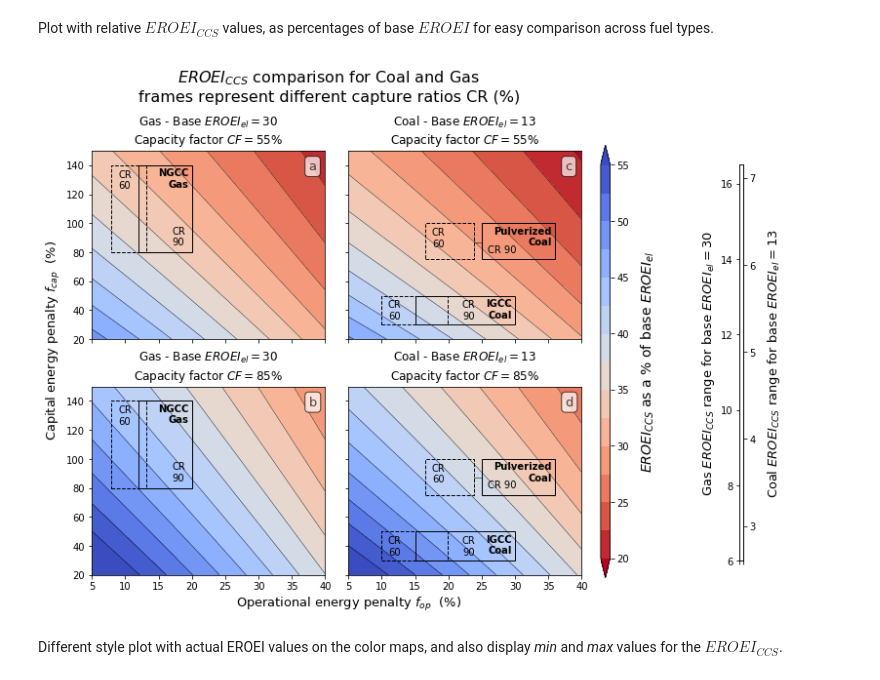
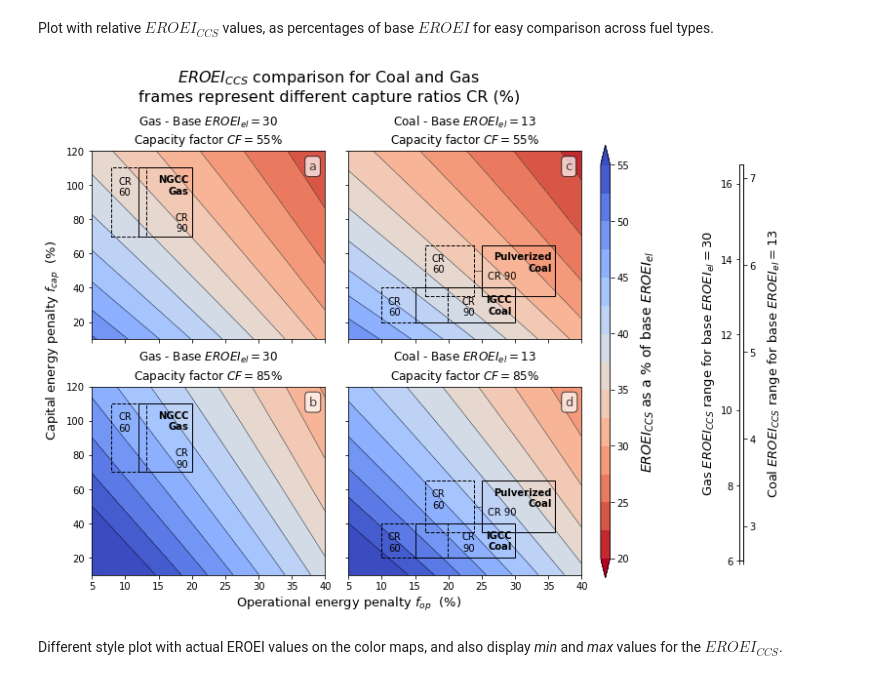
Before and after one commit to csaladenes/sustainable-energy-transitions, a Jupyter notebook: ccs/eroei-ccs-workbook.ipynb, the cells around one changed output. Saved outputs shown, nothing was run; the diff lists cells and outputs as text; code cells hidden in the pictures.

```diff
--- a/ccs/eroei-ccs-workbook.ipynb
+++ b/ccs/eroei-ccs-workbook.ipynb
@@ -210,18 +210,18 @@ def eroei_ccs_cycler(names, eroei_els, t0s, CF, R, CR_ratio, fop, fcap, verbose=
                 if verbose:
                     print(names[i].replace('\n',' ')+': CF='+str(CF[j])+', CR='+str(CR[r])+\
                       ', EROEI_CCS - min='+str(np.round(eroei_ccs_min[i][j][r],2))+\
-                      ', max'+str(np.round(eroei_ccs_max[i][j][r],2)))
+                      ', max='+str(np.round(eroei_ccs_max[i][j][r],2)))
     return eroei_ccs, eroei_ccs_min, eroei_ccs_max
 # %% [markdown]
 Plot with relative $EROEI_{CCS}$ values, as percentages of base $EROEI$ for easy comparison across fuel types.
 # %%
 fop=np.linspace(5,40,100)
-fcap=np.linspace(20,150,100)
+fcap=np.linspace(10,120,100)
 R=[[1.7,2.5],[1.2,1.8],[0.9,1.5]] #varies by name and CF
 title=u'$EROEI_{CCS}$ comparison for Coal and Gas'
 eroei_els=[30,13,13] #varies by name
 names=['NGCC\nGas','Pulverized\nCoal','IGCC\nCoal']
-t0s=[[12,20,80,140],[25,36,75,100],[15,30,30,50]]  # [fop range [min,max], fcap] by each name
+t0s=[[12,20,70,110],[25,36,35,65],[15,30,20,40]]  # [fop range [min,max], fcap] by each name
 
 eroei_ccs, eroei_ccs_min, eroei_ccs_max=eroei_ccs_cycler(names, eroei_els, t0s, CF, R, CR_ratio, fop, fcap)
 
@@ -268,8 +268,8 @@ for i in range(len(axes)):
         ls=['-','--']
         ls0='-'
         lw0=0.5
-        t_x_offset=[6,3,8]
-        t_y_offset=[55,20,16]
+        t_x_offset=[6.5,3,8]
+        t_y_offset=[37,20,16]
         breaker=['\n',' ','\n']
         for m in range(len(CR_ratio)):
             n=0
@@ -284,34 +284,34 @@ for i in range(len(axes)):
                     if m==1:
                         ax.text(t[0]+2,t[3]-16,'CR\n'+str(CR[m]),horizontalalignment='center')
                     else:
                         ax.text(t[0]+t_x_offset[ti],t[3]-t_y_offset[ti],'CR'+breaker[ti]+str(CR[m]),
                                 horizontalalignment='center')
                     if m==0:
                         ax.text(t[1]-0.5,t[3]-15,names[ti],horizontalalignment='right',weight='bold')
                     if (ti==1)and(m==1):
                         line = lines.Line2D((t0[0],t[1]),((t0[2]+t0[3])/2,(t[2]+t[3])/2),color='k',
                                             linewidth=lw0,ls=ls0)
                         ax.add_line(line)
 
         ax.set_title(names[j][names[j].find('\n'):]+' - Base $EROEI_{el}='+str(eroei_el)+\
                          u'$\nCapacity factor $CF='+str(CF[i])+'$%')
         ax.text(0.93, 0.95, string.ascii_lowercase[j*len(axes)+i],
             horizontalalignment='left',
             verticalalignment='top',
             transform=ax.transAxes,size=13,alpha=0.7,
                           bbox=dict(boxstyle="round", fc="w", alpha=0.7))
 
 axes[1][1].set_xlabel('Operational energy penalty $f_{op}$  (%)',fontsize=13,x=0)
 axes[0][0].set_ylabel('Capital energy penalty $f_{cap}$  (%)',fontsize=13,y=0)
 axes[0][1].set_yticklabels('')
 axes[1][1].set_yticklabels('')
 axes[0][0].set_xticklabels('')
 axes[0][1].set_xticklabels('')
 plt.suptitle(title+'\nframes represent different capture ratios CR (%)',fontsize=16,y=1.03)
 plt.savefig('plot/fig2.png',dpi=150,bbox_inches = 'tight', pad_inches = 0.1)
 plt.show()
 # %% [output]
-[figure, old version]
+[figure, new version]
 # %% [markdown]
 Different style plot with actual EROEI values on the color maps, and also display _min_ and _max_ values for the $EROEI_{CCS}$.
 # %%
```
Also changed, not shown: parts of 13 cells of this notebook, 7 other files.
